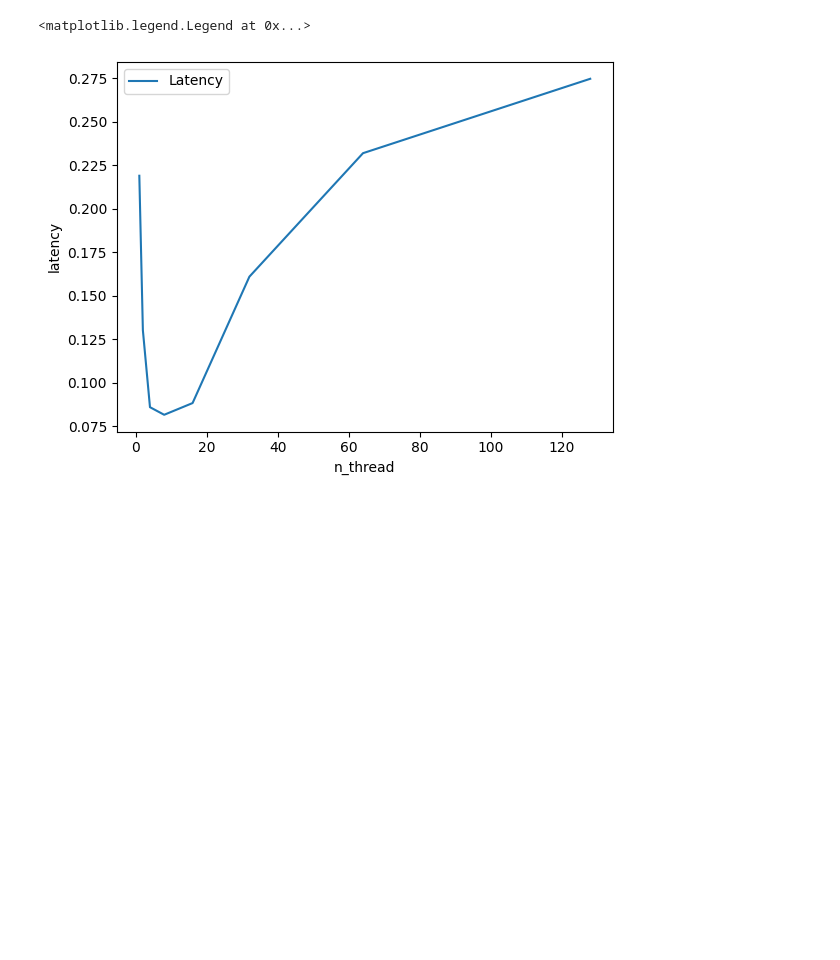
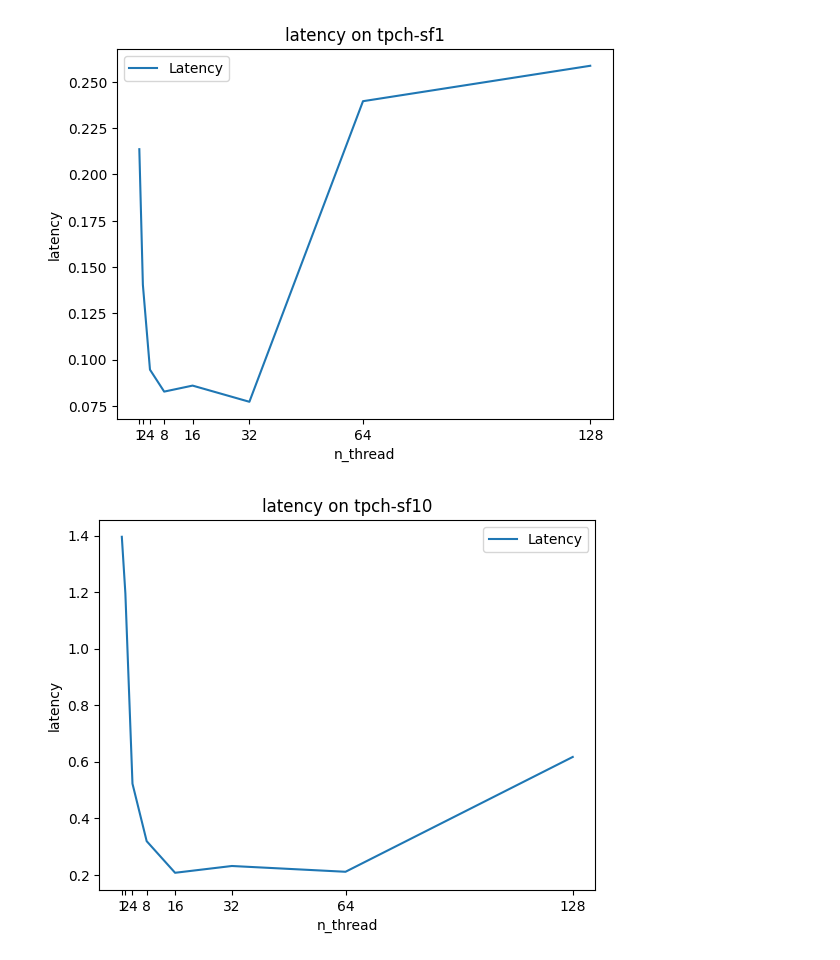
Before and after one commit to haok1402/parallel-groupby, a Jupyter notebook: analysis/plotting.ipynb, the cells around one changed output. Saved outputs shown, nothing was run; the diff lists cells and outputs as text; code cells hidden in the pictures; blank space fills up the shorter version.

Commit message:
plotting

```diff
--- a/analysis/plotting.ipynb
+++ b/analysis/plotting.ipynb
@@ -13,24 +13,30 @@ import pandas as pd
 max_thread_cnt = 128
 exponent = 0
 data_entries = []
-for exponent in range(int(math.log2(128)) + 1):
-    n_thread = 2 ** exponent
-    report_file = f"../report/tpch-sf1/duckdb/thread_{n_thread}.json"
-    logger.info(f"reading report file {report_file}")
+for testset in ["tpch-sf1", "tpch-sf10"]:
+    for exponent in range(int(math.log2(128)) + 1):
+        n_thread = 2 ** exponent
+        report_file = f"../report/{testset}/duckdb/thread_{n_thread}.json"
+        logger.info(f"reading report file {report_file}")
 
-    with open(report_file) as f:
-        json_data = json.load(f)
-    cpu_time = jq.compile('.cpu_time').input(json_data).first()
-    latency = jq.compile('.latency').input(json_data).first()
+        with open(report_file) as f:
+            json_data = json.load(f)
+        cpu_time = jq.compile('.cpu_time').input(json_data).first()
+        latency = jq.compile('.latency').input(json_data).first()
 
-    data_entries.append({
-        "n_thread": n_thread,
-        "cpu_time": cpu_time,
-        "latency": latency,
-    })
+        data_entries.append({
+            "n_thread": n_thread,
+            "testset": testset,
+            "cpu_time": cpu_time,
+            "latency": latency,
+        })
 
 df = pl.DataFrame(data_entries)
-# sns.lineplot(data=df.to_pandas(), x="n_thread", y="cpu_time", label="CPU Time")
-sns.lineplot(data=df.to_pandas(), x="n_thread", y="latency", label="Latency")
-plt.legend()
+tick_positions = [2 ** i for i in range(int(math.log2(max_thread_cnt)) + 1)]
+for testset in ["tpch-sf1", "tpch-sf10"]:
+    ax = sns.lineplot(data=df.sql(f"select * from self where testset = '{testset}'"), x="n_thread", y="latency", label="Latency")
+    ax.set_xticks(tick_positions)
+    ax.legend()
+    ax.set_title(f"latency on {testset}")
+    plt.show()
 # %% [output]
@@ -45,2 +59,2 @@ plt.legend()
-<matplotlib.legend.Legend at 0x...>
-[figure, old version]
+[figure, new version]
+[figure, added]
```
Also changed, not shown: parts of 1 cell of this notebook, 1 other file.
